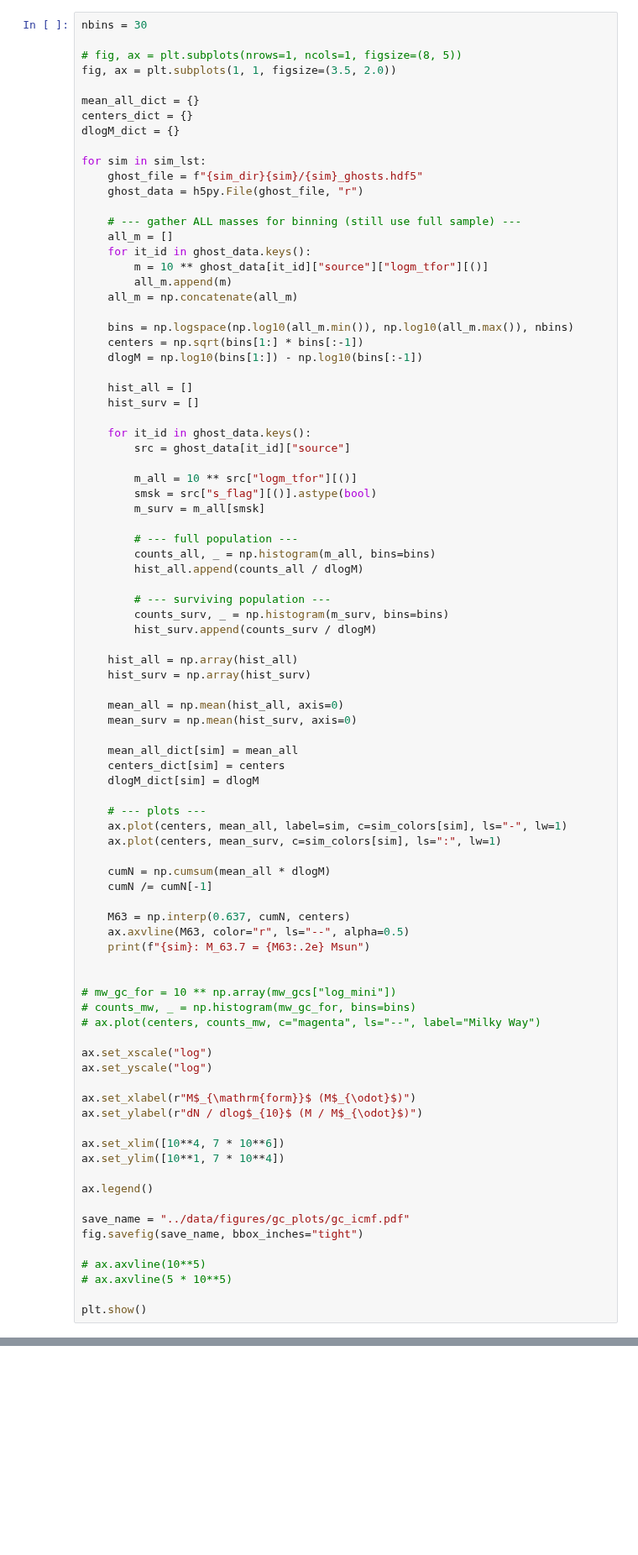
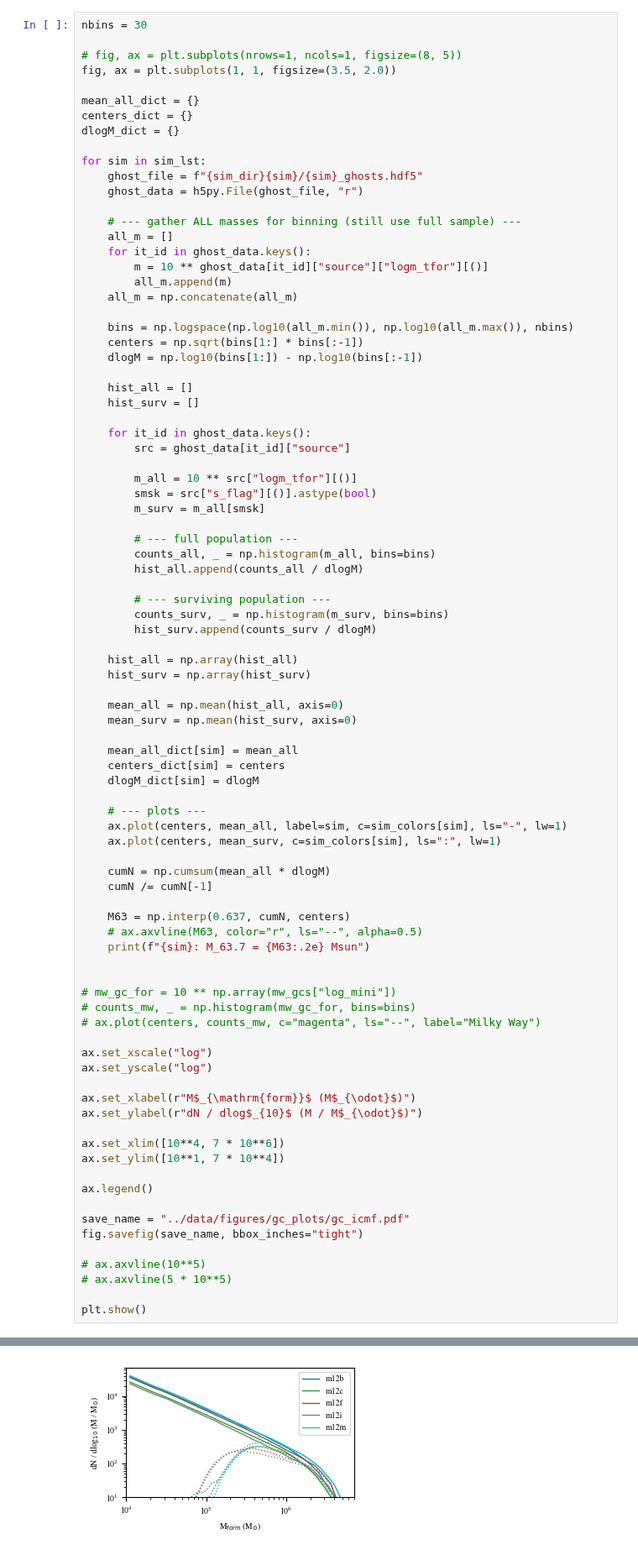
Before and after one commit to finn-pal/cluster_destruction, a Jupyter notebook: notebooks/gc_icmf.ipynb, the cells around one changed output, grey strips where cells are left out. Shown at 84% size. Cells and saved outputs as stored; diff of their text form; blank space fills up the shorter version.

```diff
--- a/notebooks/gc_icmf.ipynb
+++ b/notebooks/gc_icmf.ipynb
@@ -96,7 +96,7 @@ for sim in sim_lst:
     cumN /= cumN[-1]
 
     M63 = np.interp(0.637, cumN, centers)
-    ax.axvline(M63, color="r", ls="--", alpha=0.5)
+    # ax.axvline(M63, color="r", ls="--", alpha=0.5)
     print(f"{sim}: M_63.7 = {M63:.2e} Msun")
 
 
@@ -122,3 +122,4 @@ fig.savefig(save_name, bbox_inches="tight")
 # ax.axvline(5 * 10**5)
 
 plt.show()
+# %% [output]
@@ -125,3 +131,4 @@ plt.show()
+[figure, added]
 # %%
 nsamp = 1000
 nreal = 10000
```
Also changed, not shown: parts of 2 cells of this notebook, 5 other files.
